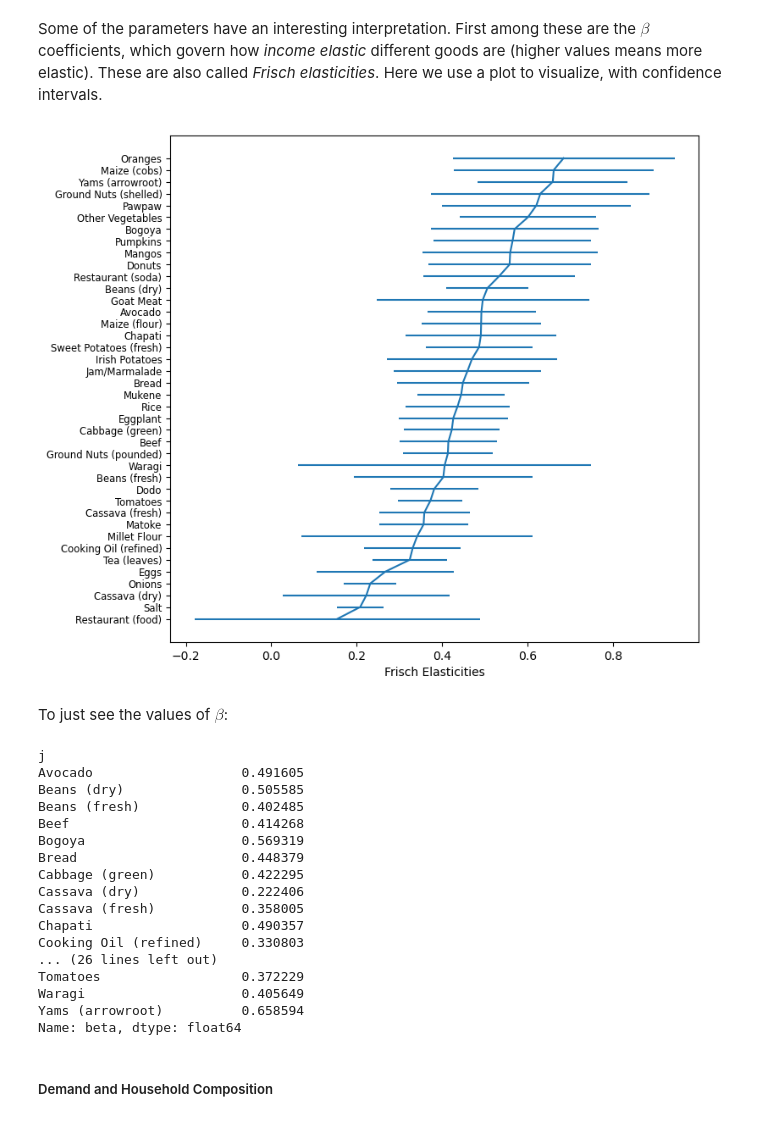
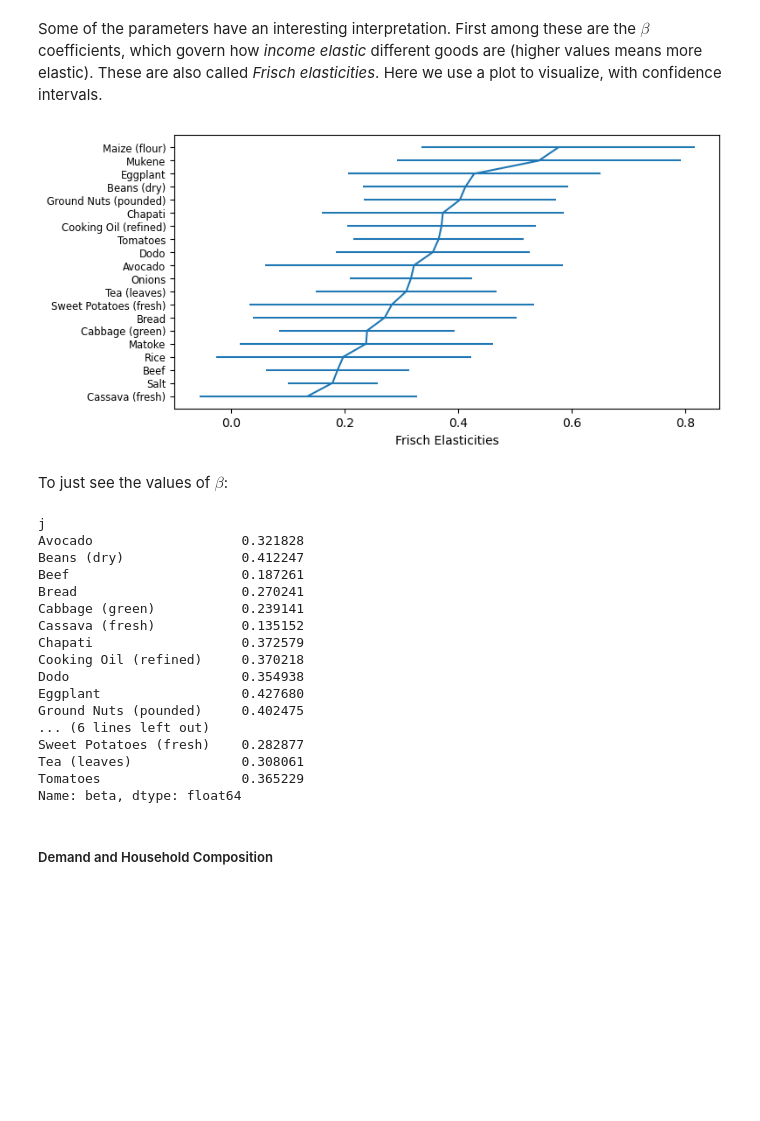
Before and after one commit to allisonpvn/ENVECON153_Proj3, a Jupyter notebook: Code.ipynb, the cells around one changed output. Drawn from its saved outputs; the diff is of its cells as text; code cells hidden in the pictures; blank space fills up the shorter version.

```diff
--- a/Code.ipynb
+++ b/Code.ipynb
@@ -161,7 +162,9 @@ d_senegal.head(2)
 Our population concerns households with at least one elderly male and female. Based on the data we define elderly as aged 51 and older.
 # %%
 def filter_data (df, on = ["Females 51-99", "Males 51-99"]):
-    df_filtered = df[(df[on[0]] >= 1) | (df[on[1]] >= 1)]
+    df_filtered = df[(df[on[0]] >= 1) & (df[on[1]] >= 1)]
+    others_zero = (df_filtered.drop(columns=on) == 0).all(axis=1)
+    df_filtered = df_filtered[others_zero]
     return df_filtered
 # %%
 d_uganda_filter = filter_data(d_uganda)
@@ -218,7 +209,10 @@ Just one line to set up the regression:
 # %%
 from cfe import Regression
 
-result = Regression(y=y,d=d)
+result_uganda = Regression(y=y_uganda,d=d_uganda_filter)
+result_tanzania = Regression(y=y_tanzania,d=d_tanzania_filter)
+result_senegal = Regression(y=y_senegal,d=d_senegal_filter)
+result_mali = Regression(y=y_mali,d=d_mali_filter)
 # %% [markdown]
 And then one line to predict expenditures and estimate most of the things we need:
 # %%
@@ -258,30 +252,30 @@ and were automatically dropped.
 Some of the parameters have an interesting interpretation.  First among these are the $\beta$ coefficients, which govern how *income elastic* different goods are (higher values means more elastic).  These are also called *Frisch elasticities*.
 Here we use a plot to visualize, with confidence intervals.
 # %%
-ax = result.graph_beta()
+ax = result_uganda.graph_beta()
 # %% [output]
-[figure, old version]
+[figure, new version]
 # %% [markdown]
 To just see the values of $\beta$:
 # %%
-result.get_beta()
+result_uganda.get_beta()
 # %% [output]
 j
-Avocado                   0.491605
-Beans (dry)               0.505585
-Beans (fresh)             0.402485
-Beef                      0.414268
-Bogoya                    0.569319
-Bread                     0.448379
-Cabbage (green)           0.422295
-Cassava (dry)             0.222406
-Cassava (fresh)           0.358005
-Chapati                   0.490357
-Cooking Oil (refined)     0.330803
-... (26 lines left out)
-Tomatoes                  0.372229
-Waragi                    0.405649
-Yams (arrowroot)          0.658594
+Avocado                   0.321828
+Beans (dry)               0.412247
+Beef                      0.187261
+Bread                     0.270241
+Cabbage (green)           0.239141
+Cassava (fresh)           0.135152
+Chapati                   0.372579
+Cooking Oil (refined)     0.370218
+Dodo                      0.354938
+Eggplant                  0.427680
+Ground Nuts (pounded)     0.402475
+... (6 lines left out)
+Sweet Potatoes (fresh)    0.282877
+Tea (leaves)              0.308061
+Tomatoes                  0.365229
 Name: beta, dtype: float64
 # %% [markdown]
 ##### Demand and Household Composition
```
Also changed, not shown: parts of 7 cells of this notebook.
